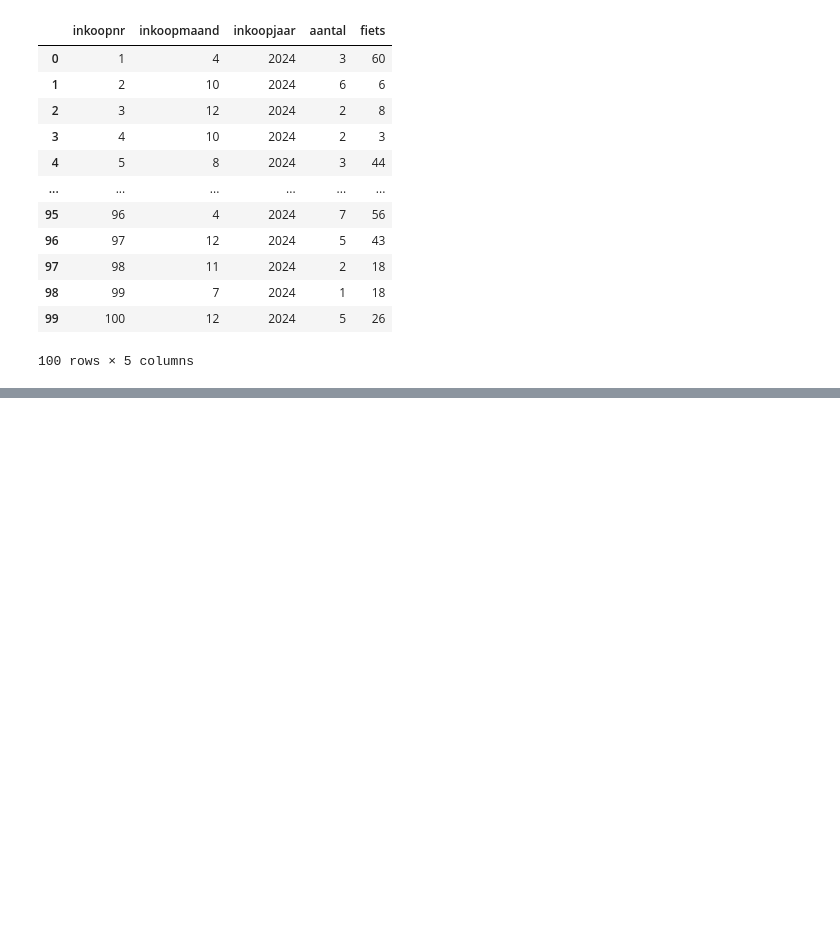
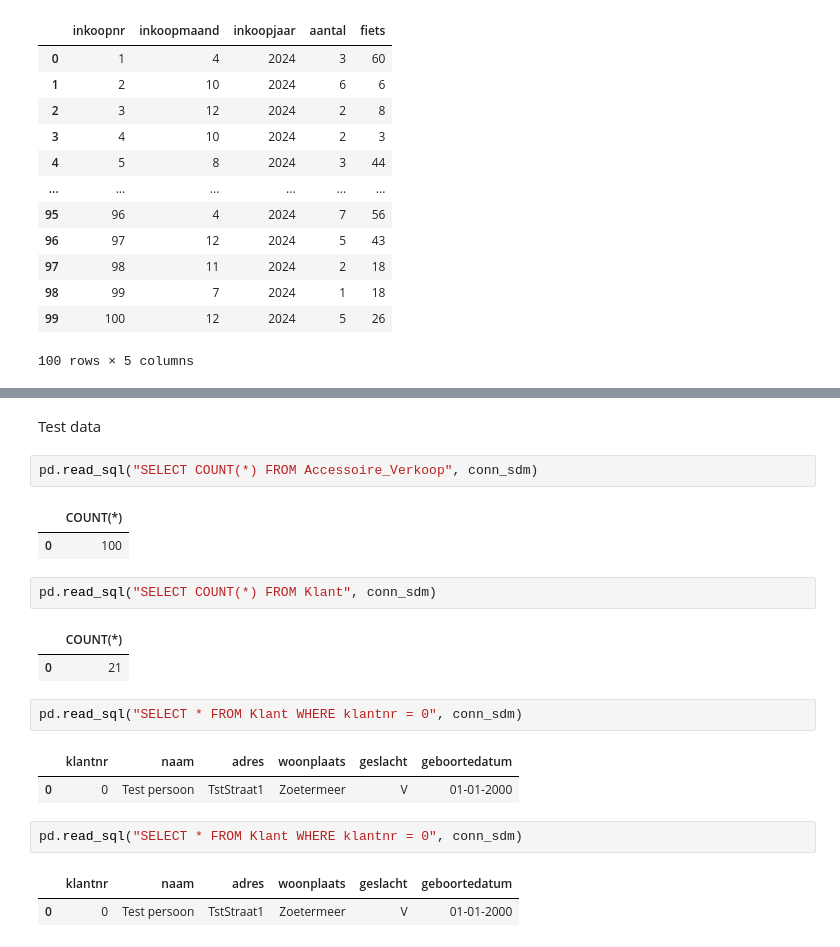
Before and after one commit to Sofia-bit-2025/HBO-ICT-SEM4-DEAI, a Jupyter notebook: week 3/DEAI - DATA ENGINEERING WC Source Data Model Implementation/week3_etl.ipynb, the cells around one changed output, grey strips where cells are left out. Cells and saved outputs as stored; diff of their text form; blank space fills up the shorter version.

```diff
--- a/week 3/DEAI - DATA ENGINEERING WC Source Data Model Implementation/week3_etl.ipynb
+++ b/week 3/DEAI - DATA ENGINEERING WC Source Data Model Implementation/week3_etl.ipynb
@@ -420,0 +538,22 @@ pd.read_sql("SELECT * FROM Fiets_Inkoop", conn_sdm)
+# %% [markdown]
+Test data
+# %%
+pd.read_sql("SELECT COUNT(*) FROM Accessoire_Verkoop", conn_sdm)
+# %% [output]
+|  | COUNT(*) |
+| 0 | 100 |
+# %%
+pd.read_sql("SELECT COUNT(*) FROM Klant", conn_sdm)
+# %% [output]
+|  | COUNT(*) |
+| 0 | 21 |
+# %%
+pd.read_sql("SELECT * FROM Klant WHERE klantnr = 0", conn_sdm)
+# %% [output]
+|  | klantnr | naam | adres | woonplaats | geslacht | geboortedatum |
+| 0 | 0 | Test persoon | TstStraat1 | Zoetermeer | V | 01-01-2000 |
+# %%
+pd.read_sql("SELECT * FROM Klant WHERE klantnr = 0", conn_sdm)
+# %% [output]
+|  | klantnr | naam | adres | woonplaats | geslacht | geboortedatum |
+| 0 | 0 | Test persoon | TstStraat1 | Zoetermeer | V | 01-01-2000 |
```
Also changed, not shown: parts of 29 cells of this notebook, 8 other files.
